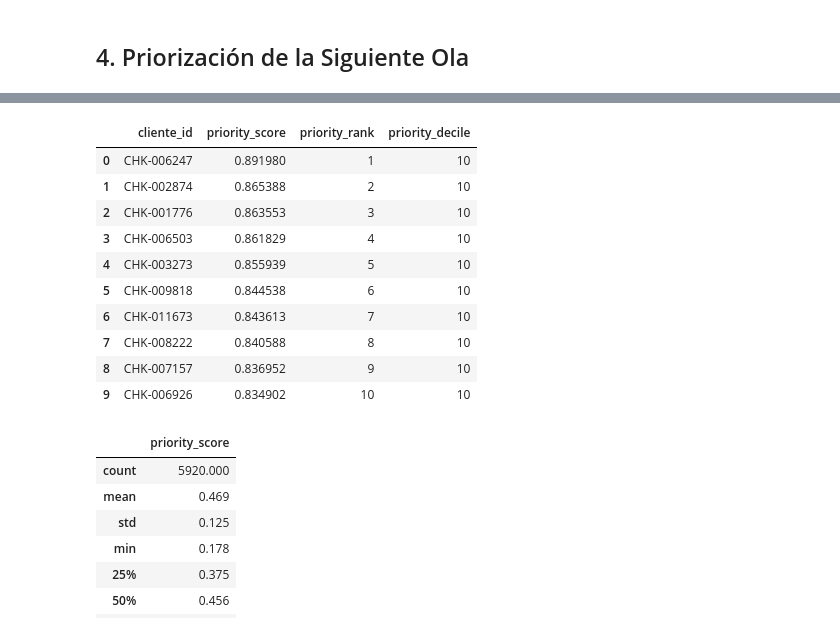
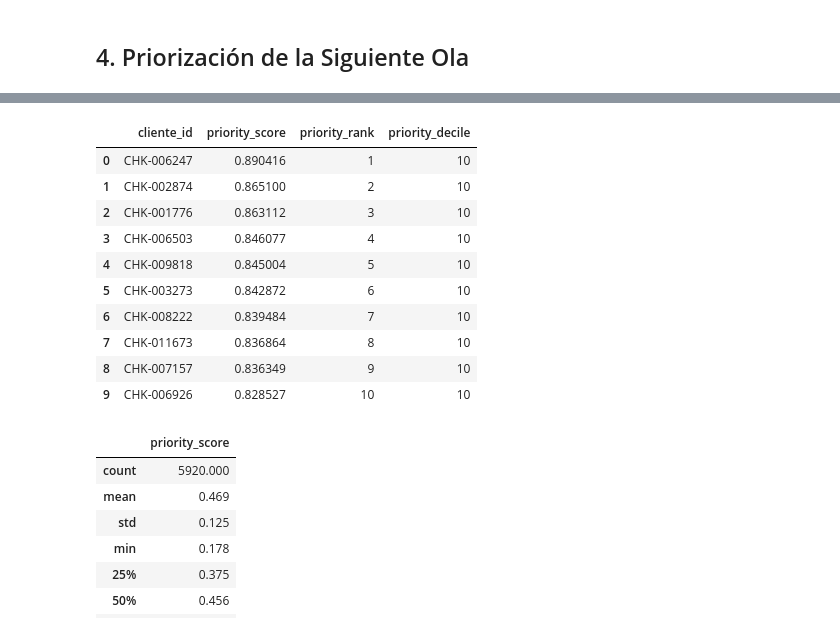
Before and after one commit to Janka312/physical-debit-card-pilot, a Jupyter notebook: notebooks/03_targeting_model.ipynb, the cells around one changed output, grey strips where cells are left out. Cells and saved outputs as stored; diff of their text form; code cells hidden in the pictures.

```diff
--- a/notebooks/03_targeting_model.ipynb
+++ b/notebooks/03_targeting_model.ipynb
@@ -1207,3 +1207,15 @@ Negative drivers
 - No se realizó una optimización de hiperparámetros exhaustiva. Aunque podría aplicarse un `GridSearchCV` para ajustar parámetros como `C`, la regresión logística sin optimización ya mostró una mejora clara frente al baseline y un lift relevante en los segmentos priorizados. Dado el alcance práctico del ejercicio, se priorizó mantener una solución simple, interpretable y suficientemente efectiva antes que incrementar complejidad con una ganancia potencialmente marginal.
 # %% [markdown]
 ## 4. Priorización de la Siguiente Ola
+# %%
+# Modelo final
+# Reentrena la solución seleccionada utilizando toda la población disponible.
+
+from sklearn.base import clone
+
+final_pipeline = clone(logistic_pipeline)
+
+final_pipeline.fit(
+    X,
+    y,
+)
@@ -1211,47 +1242,47 @@ Negative drivers
 # Scoring y ranking de candidatos
 # Ordena clientes según su probabilidad estimada de activación.
 
-candidate_scores = logistic_pipeline.predict_proba(
+candidate_scores = final_pipeline.predict_proba(
     candidate_features[feature_cols]
 )[:, 1]
 
 candidate_ranking = candidate_features[
     ["cliente_id"]
 ].copy()
 
 candidate_ranking["priority_score"] = candidate_scores
 
 candidate_ranking["priority_rank"] = (
     candidate_ranking["priority_score"]
     .rank(method="first", ascending=False)
     .astype(int)
 )
 
 candidate_ranking["priority_decile"] = pd.qcut(
     candidate_ranking["priority_rank"],
     q=10,
     labels=list(range(10, 0, -1)),
 ).astype(int)
 
 candidate_ranking = (
     candidate_ranking
     .sort_values("priority_rank")
     .reset_index(drop=True)
 )
 
 display(candidate_ranking.head(10))
 # %% [output]
 |  | cliente_id | priority_score | priority_rank | priority_decile |
-| 0 | CHK-006247 | 0.891980 | 1 | 10 |
-| 1 | CHK-002874 | 0.865388 | 2 | 10 |
-| 2 | CHK-001776 | 0.863553 | 3 | 10 |
-| 3 | CHK-006503 | 0.861829 | 4 | 10 |
-| 4 | CHK-003273 | 0.855939 | 5 | 10 |
-| 5 | CHK-009818 | 0.844538 | 6 | 10 |
-| 6 | CHK-011673 | 0.843613 | 7 | 10 |
-| 7 | CHK-008222 | 0.840588 | 8 | 10 |
-| 8 | CHK-007157 | 0.836952 | 9 | 10 |
-| 9 | CHK-006926 | 0.834902 | 10 | 10 |
+| 0 | CHK-006247 | 0.890416 | 1 | 10 |
+| 1 | CHK-002874 | 0.865100 | 2 | 10 |
+| 2 | CHK-001776 | 0.863112 | 3 | 10 |
+| 3 | CHK-006503 | 0.846077 | 4 | 10 |
+| 4 | CHK-009818 | 0.845004 | 5 | 10 |
+| 5 | CHK-003273 | 0.842872 | 6 | 10 |
+| 6 | CHK-008222 | 0.839484 | 7 | 10 |
+| 7 | CHK-011673 | 0.836864 | 8 | 10 |
+| 8 | CHK-007157 | 0.836349 | 9 | 10 |
+| 9 | CHK-006926 | 0.828527 | 10 | 10 |
 # %%
 # Validación del ranking
 # Revisa distribución de scores y tamaño de los deciles.
```
Also changed, not shown: parts of 1 cell of this notebook, 6 other files.
